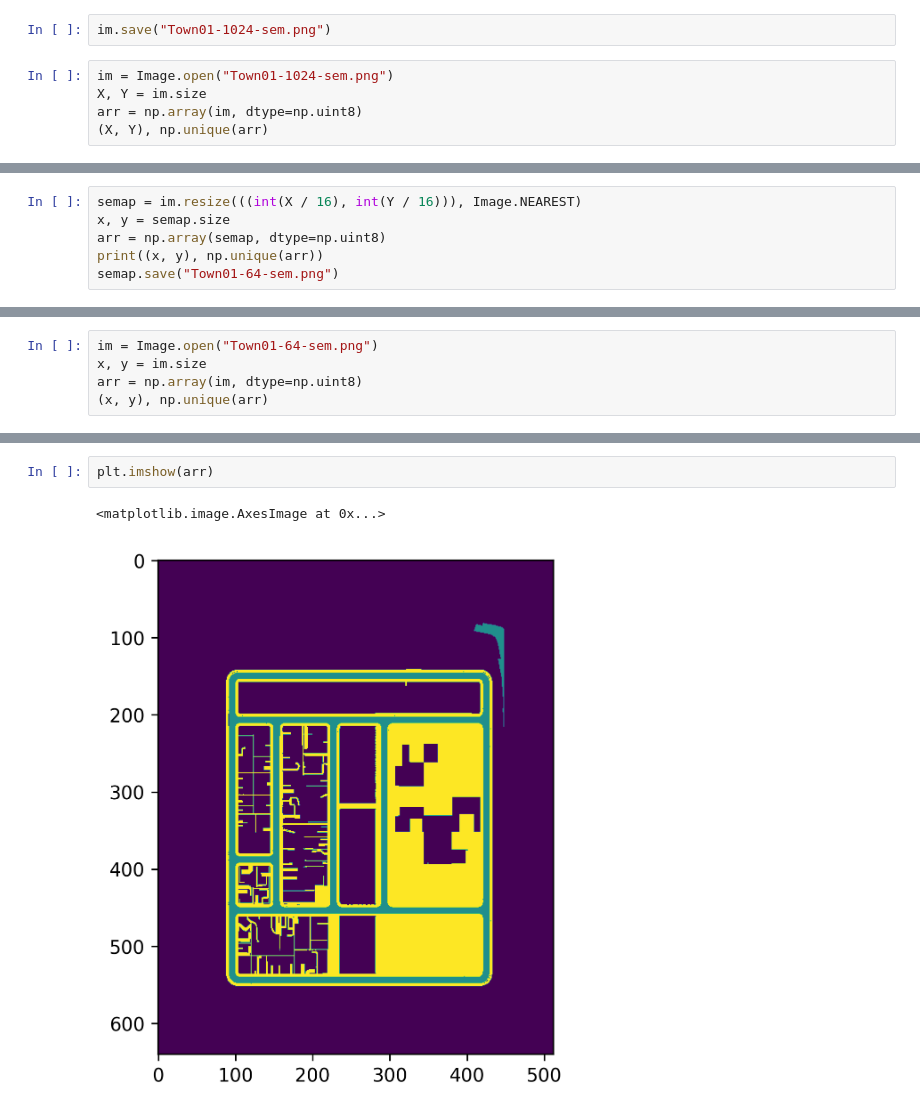
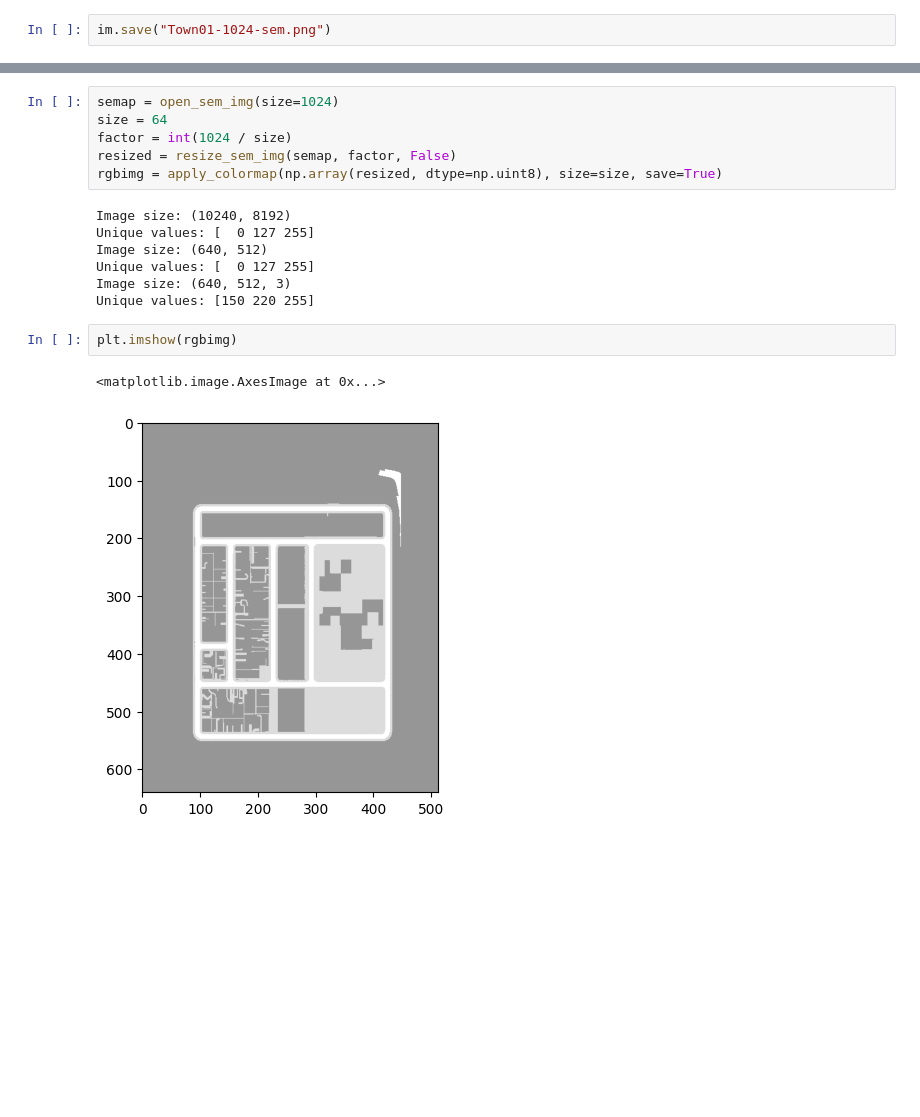
Before and after one commit to danielmtzbarba/CarlaClient, a Jupyter notebook: scripts/create-topview-map.ipynb, the cells around one changed output, grey strips where cells are left out. Saved outputs shown, nothing was run; the diff lists cells and outputs as text; blank space fills up the shorter version.

Commit message:
generate town01-img-maps

```diff
--- a/scripts/create-topview-map.ipynb
+++ b/scripts/create-topview-map.ipynb
@@ -240,8 +240,3 @@ plt.imshow(im)
 [figure]
 # %%
 im.save("Town01-1024-sem.png")
-# %%
-im = Image.open("Town01-1024-sem.png")
-X, Y = im.size
-arr = np.array(im, dtype=np.uint8)
-(X, Y), np.unique(arr)
@@ -250,6 +242,0 @@ arr = np.array(im, dtype=np.uint8)
-# %%
-semap = im.resize(((int(X / 16), int(Y / 16))), Image.NEAREST)
-x, y = semap.size
-arr = np.array(semap, dtype=np.uint8)
-print((x, y), np.unique(arr))
-semap.save("Town01-64-sem.png")
@@ -258,5 +242,0 @@ semap.save("Town01-64-sem.png")
-# %%
-im = Image.open("Town01-64-sem.png")
-x, y = im.size
-arr = np.array(im, dtype=np.uint8)
-(x, y), np.unique(arr)
@@ -265,5 +288,18 @@ arr = np.array(im, dtype=np.uint8)
+# %%
+semap = open_sem_img(size=1024)
+size = 64
+factor = int(1024 / size)
+resized = resize_sem_img(semap, factor, False)
+rgbimg = apply_colormap(np.array(resized, dtype=np.uint8), size=size, save=True)
+# %% [output]
+Image size: (10240, 8192)
+Unique values: [  0 127 255]
+Image size: (640, 512)
+Unique values: [  0 127 255]
+Image size: (640, 512, 3)
+Unique values: [150 220 255]
 # %%
-plt.imshow(arr)
+plt.imshow(rgbimg)
 # %% [output]
 <matplotlib.image.AxesImage at 0x...>
-[figure, old version]
+[figure, new version]
```
Also changed, not shown: parts of 4 cells of this notebook.
